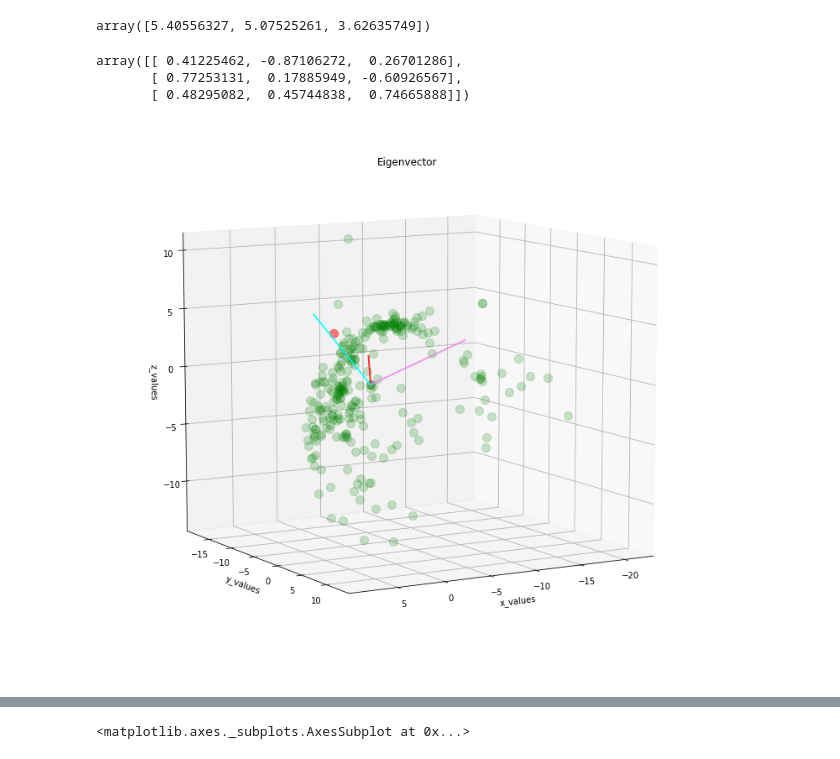
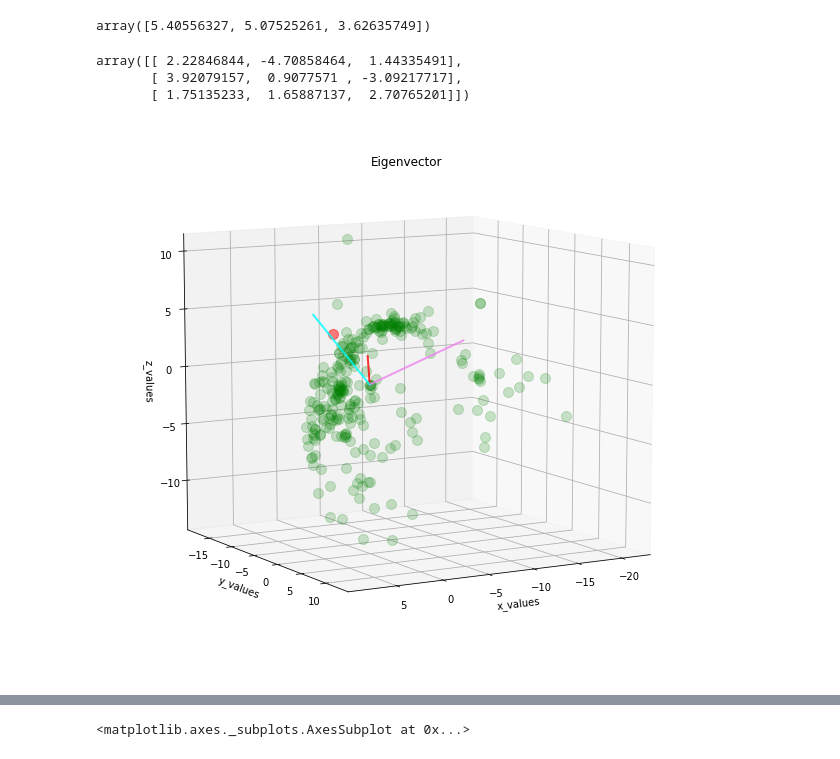
Before and after one commit to kanisornpitakwong/ML_CE3D, a Jupyter notebook: Lab01/Lab01_2.ipynb, the cells around one changed output, grey strips where cells are left out. Drawn from its saved outputs; the diff is of its cells as text; code cells hidden in the pictures.

```diff
--- a/Lab01/Lab01_2.ipynb
+++ b/Lab01/Lab01_2.ipynb
@@ -8,9 +8,9 @@ import seaborn as sns
 df = pd.read_csv('watch_test2_sample.csv')
 df['uts'] = pd.to_datetime(df['uts'])
 # %%
-df.drop_duplicates(inplace=True)
+df = df.drop_duplicates()
 # %%
-df.set_index('uts', inplace=True)
-df.fillna(df.mean(), inplace=True)
+df = df.set_index('uts')
+df = df.fillna(df.mean())
 # %%
 accelerator_df = df[['accelerateX', 'accelerateY', 'accelerateZ']].copy()
@@ -31,3 +33,3 @@ accelerator_df.head(10)
 # %%
-accelerator_df = accelerator_df - accelerator_df.mean()
+accelerator_df -= accelerator_df.mean()
 # %%
@@ -76,57 +75,40 @@ plt.bar(np.arange(len(eigen_values)), eigen_values)
 np.sqrt(eigen_values)
 # %% [output]
 array([5.40556327, 5.07525261, 3.62635749])
-# %%
-eigen_vectors
-# %% [output]
-array([[ 0.41225462, -0.87106272,  0.26701286],
-       [ 0.77253131,  0.17885949, -0.60926567],
-       [ 0.48295082,  0.45744838,  0.74665888]])
 # %%
 eigen_vectors = (eigen_vectors.T * np.sqrt(eigen_values)).T
+eigen_vectors
+# %% [output]
+array([[ 2.22846844, -4.70858464,  1.44335491],
+       [ 3.92079157,  0.9077571 , -3.09217717],
+       [ 1.75135233,  1.65887137,  2.70765201]])
 # %%
 scale = 2
 ev1, ev2, ev3 = eigen_vectors.T * scale
 # %%
-fig = plt.figure(figsize=(60, 12))
+fig = plt.figure(figsize=(50, 10))
 
 ax = fig.add_subplot(141, projection='3d')
 
-ax.plot(accelerator[:, 0],
-        accelerator[:, 1],
-        accelerator[:, 2],
-        'o',
-        markersize=10,
-        color='green',
-        alpha=0.2
-       )
+ax.plot(accelerator[:, 0],accelerator[:, 1],accelerator[:, 2],'o',markersize=10,color='green',alpha=0.2)
 
-ax.plot([df['accelerateX'].mean()],
-        [df['accelerateY'].mean()],
-        [df['accelerateZ'].mean()],
-        'o',
-        markersize=10,
-        color='red',
-        alpha=0.5
-       )
+ax.plot([df['accelerateX'].mean()],[df['accelerateY'].mean()],[df['accelerateZ'].mean()],'o',markersize=10,color='red'
+        ,alpha=0.5)
 
-ax.plot([0, ev1[0]], [0, ev1[1]], [0, ev1[2]],
-        color='red', alpha=0.8, lw=2
-       )
-ax.plot([0, ev2[0]], [0, ev2[1]], [0, ev2[2]],
-        color='violet', alpha=0.8, lw=2
-       )
-ax.plot([0, ev3[0]], [0, ev3[1]], [0, ev3[2]],
-        color='cyan', alpha=0.8, lw=2
-       )
+ax.plot([0, ev1[0]], [0, ev1[1]], [0, ev1[2]],color='red', alpha=0.8, lw=2)
+ax.plot([0, ev2[0]], [0, ev2[1]], [0, ev2[2]],color='violet', alpha=0.8, lw=2)
+ax.plot([0, ev3[0]], [0, ev3[1]], [0, ev3[2]],color='cyan', alpha=0.8, lw=2)
+
 ax.set_xlabel('x_values')
 ax.set_ylabel('y_values')
 ax.set_zlabel('z_values')
 
 plt.title('Eigenvector')
 
 ax.view_init(10, 60)
+
+plt.show()
 # %% [output]
-[figure, old version]
+[figure, new version]
 # %%
 K = 2
```
Also changed, not shown: parts of 4 cells of this notebook, 9 other files.
